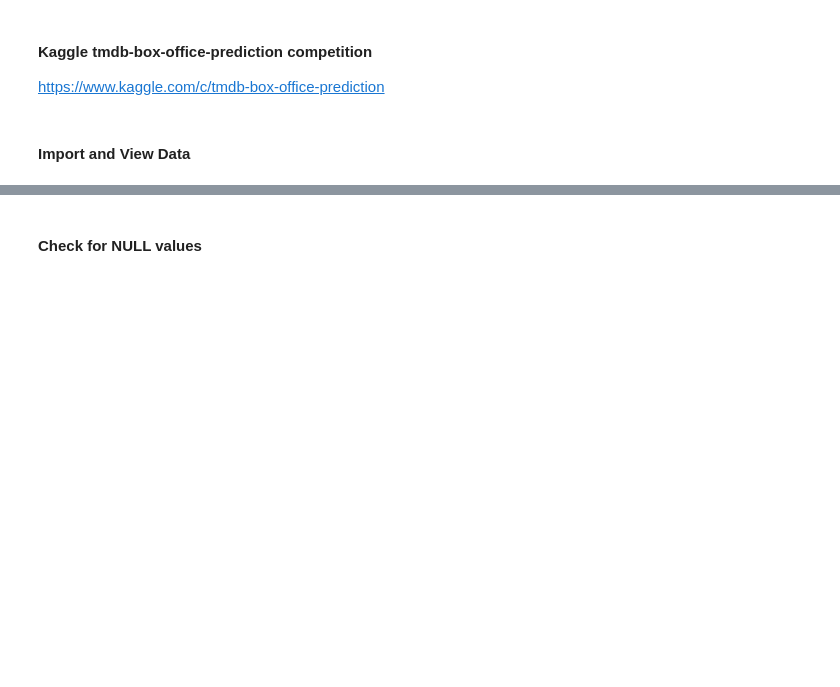
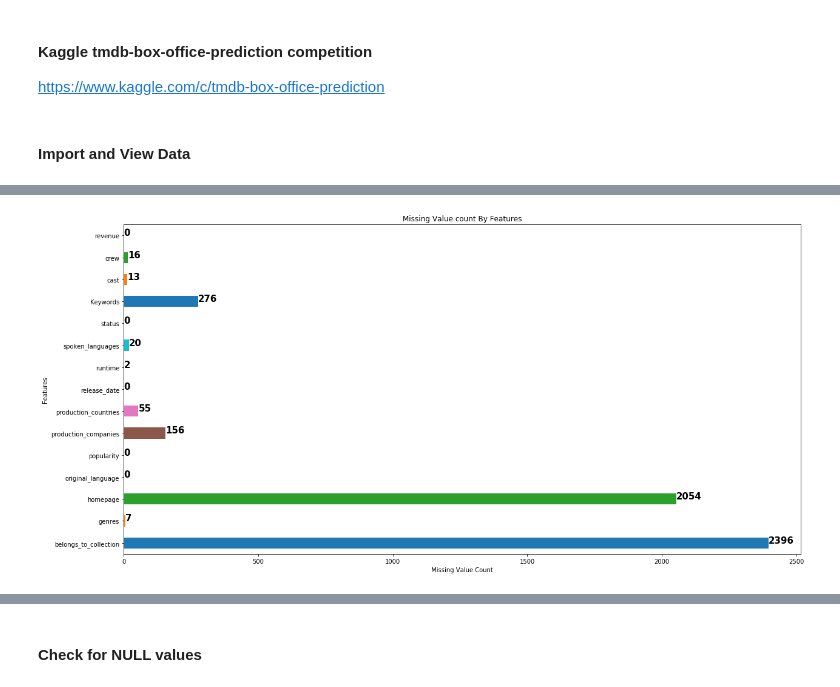
Before and after one commit to RishabhSarkar/Box-Office-Prediction, a Jupyter notebook: tmdb-box-office-prediction/Movie Revenue Prediction.ipynb, the cells around one changed output, grey strips where cells are left out. Saved outputs shown, nothing was run; the diff lists cells and outputs as text; code cells hidden in the pictures; blank space fills up the shorter version.

```diff
--- a/tmdb-box-office-prediction/Movie Revenue Prediction.ipynb
+++ b/tmdb-box-office-prediction/Movie Revenue Prediction.ipynb
@@ -22,0 +40,15 @@ df.head(5)
+# %%
+df = df.drop(['imdb_id','id', 'title', 'tagline', 'poster_path', 'overview', 'original_title', 'budget'], axis=1)
+# %%
+def NullCheckGraph(df):
+    df.isna().sum().plot(kind="barh", figsize=(20,10))
+    for i, v in enumerate(df.isna().sum()):
+        plt.text(v, i, str(v), fontweight='bold', fontsize = 15)
+    plt.xlabel("Missing Value Count")
+    plt.ylabel("Features")
+    plt.title("Missing Value count By Features")
+
+NullCheckGraph(df)
+#NullZeroCount(df)
+# %% [output]
+[figure, added]
```
Also changed, not shown: parts of 84 cells of this notebook, 14 other files.
